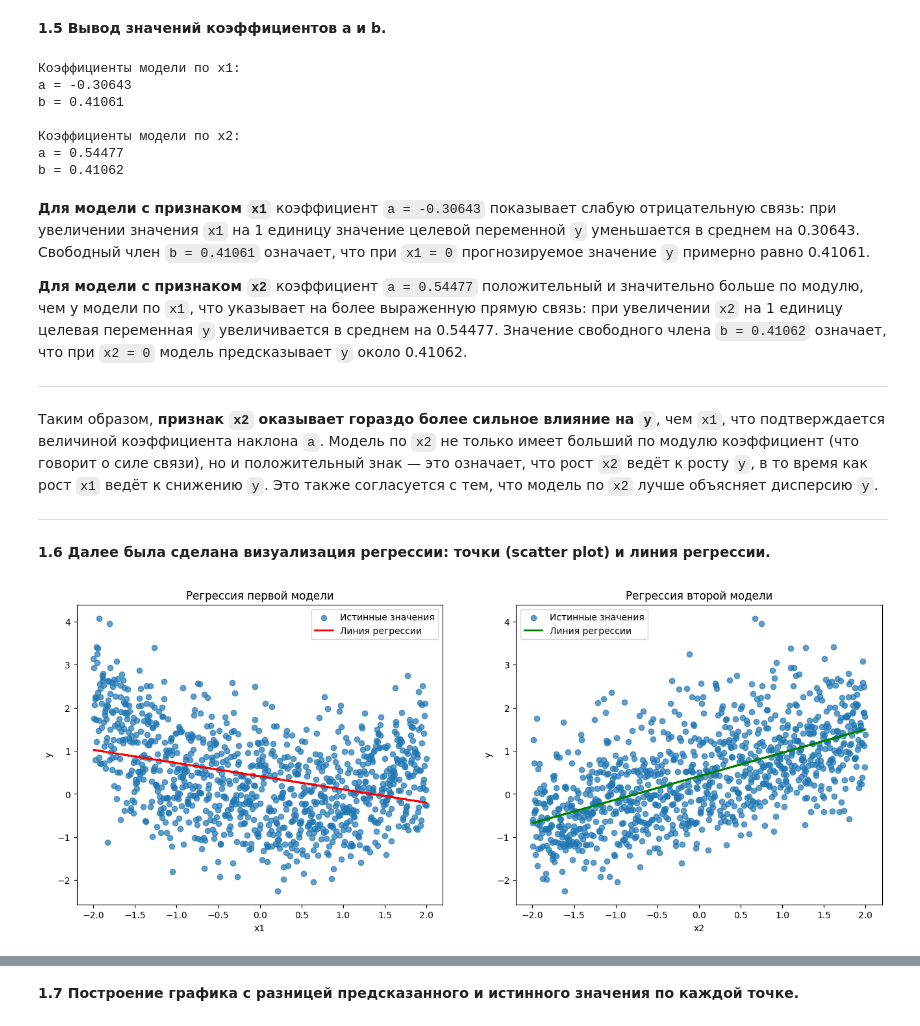
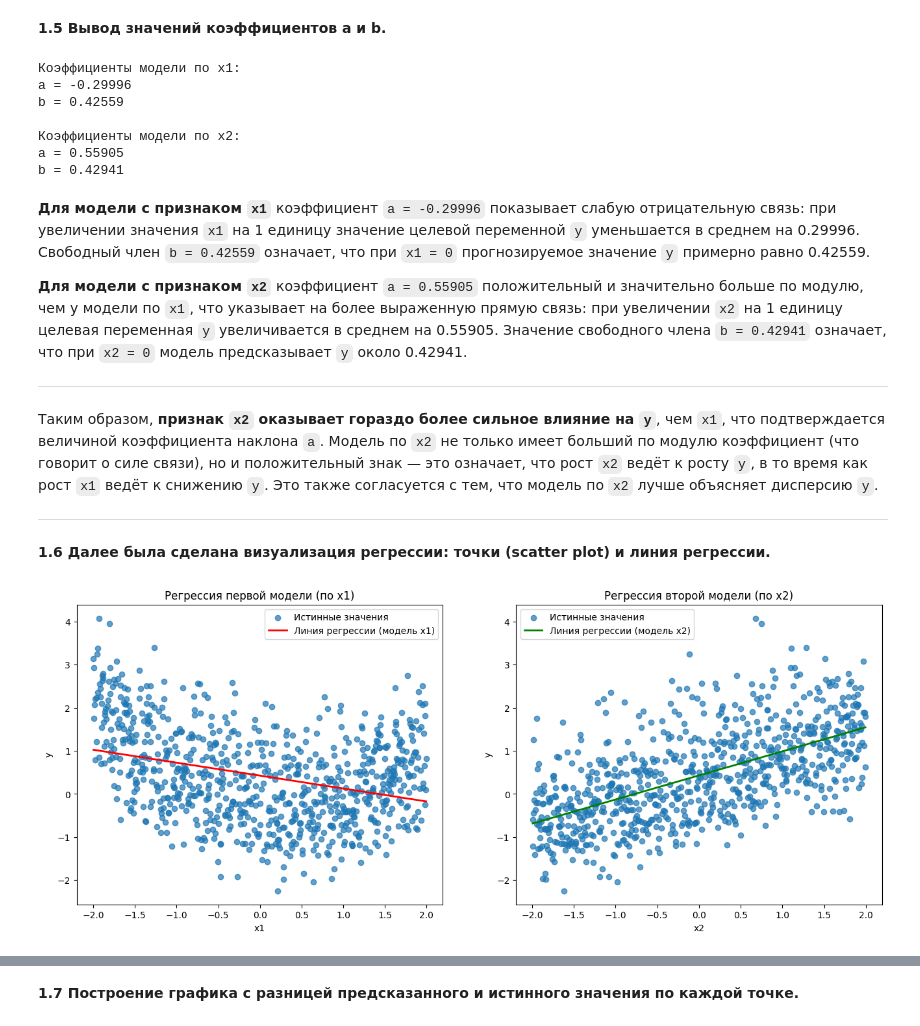
Before and after one commit to Coffeein0/data_analysis, a Jupyter notebook: LR3_Razveev_8.ipynb, the cells around one changed output, grey strips where cells are left out. Cells and saved outputs as stored; diff of their text form; code cells hidden in the pictures.

```diff
--- a/LR3_Razveev_8.ipynb
+++ b/LR3_Razveev_8.ipynb
@@ -31,18 +38,26 @@ df_var8 = pd.read_excel('regression.xlsx', sheet_name=7)
 # %%
-# Подготовка данных для первой модели
-x1 = df_var8[['x1']]
+# Подготовка данных
+X = df_var8[['x1', 'x2']]
 y = df_var8['y']
+
+# Разделение на обучающую (80%) и тестовую (20%) выборки
+X_train, X_test, y_train, y_test = train_test_split(X, y, test_size=0.20, random_state=42)
+
+# Подготовка данных для первой модели (по x1)
+x1_train = X_train[['x1']]
+x1_test = X_test[['x1']]
 
 # Создание и обучение первой модели
 model_x1 = LinearRegression()
-model_x1.fit(x1, y)
+model_x1.fit(x1_train, y_train)
 
-# Подготовка данных для второй модели
-x2 = df_var8[['x2']]
+# Подготовка данных для второй модели (по x2)
+x2_train = X_train[['x2']]
+x2_test = X_test[['x2']]
 
 # Создание и обучение второй модели
 model_x2 = LinearRegression()
-model_x2.fit(x2, y)
+model_x2.fit(x2_train, y_train)
 # %% [output]
 LinearRegression()
 # %% [markdown]
@@ -162,16 +190,16 @@ print("a =", round(model_x2.coef_[0], 5))
 print("b =", round(model_x2.intercept_, 5))
 # %% [output]
 Коэффициенты модели по x1:
-a = -0.30643
-b = 0.41061
+a = -0.29996
+b = 0.42559
 
 Коэффициенты модели по x2:
-a = 0.54477
-b = 0.41062
+a = 0.55905
+b = 0.42941
 # %% [markdown]
-**Для модели с признаком `x1`** коэффициент `a = -0.30643` показывает слабую отрицательную связь: при увеличении значения `x1` на 1 единицу значение целевой переменной `y` уменьшается в среднем на 0.30643. Свободный член `b = 0.41061` означает, что при `x1 = 0` прогнозируемое значение `y` примерно равно 0.41061.
+**Для модели с признаком `x1`** коэффициент `a = -0.29996` показывает слабую отрицательную связь: при увеличении значения `x1` на 1 единицу значение целевой переменной `y` уменьшается в среднем на 0.29996. Свободный член `b = 0.42559` означает, что при `x1 = 0` прогнозируемое значение `y` примерно равно 0.42559.
 
-**Для модели с признаком `x2`** коэффициент `a = 0.54477` положительный и значительно больше по модулю, чем у модели по `x1`, что указывает на более выраженную прямую связь: при увеличении `x2` на 1 единицу целевая переменная `y` увеличивается в среднем на 0.54477. Значение свободного члена `b = 0.41062` означает, что при `x2 = 0` модель предсказывает `y` около 0.41062.
+**Для модели с признаком `x2`** коэффициент `a = 0.55905` положительный и значительно больше по модулю, чем у модели по `x1`, что указывает на более выраженную прямую связь: при увеличении `x2` на 1 единицу целевая переменная `y` увеличивается в среднем на 0.55905. Значение свободного члена `b = 0.42941` означает, что при `x2 = 0` модель предсказывает `y` около 0.42941.
 
 ---
 
@@ -181,22 +209,31 @@ b = 0.41062
 # %% [markdown]
 **1.6 Далее была сделана визуализация регрессии: точки (scatter plot) и линия регрессии.**
 # %%
+# Для корректного отображения линии регрессии создаём точки по оси X
+x1_line = np.linspace(x1_train.min(), x1_train.max(), 200).reshape(-1, 1)
+x2_line = np.linspace(x2_train.min(), x2_train.max(), 200).reshape(-1, 1)
+
+y_line_x1 = model_x1.predict(x1_line)
+y_line_x2 = model_x2.predict(x2_line)
+
 fig, (ax1, ax2) = plt.subplots(1, 2, figsize=(16, 6))
 
-ax1.scatter(x1, y, label='Истинные значения', alpha=0.7)
-ax1.plot(x1, y_pred_x1, color='red', linewidth=2, label='Линия регрессии')
-ax1.set_title('Регрессия первой модели')
+# --- График 1: регрессия по x1 ---
+ax1.scatter(x1_train, y_train, label='Истинные значения', alpha=0.7)
+ax1.plot(x1_line, y_line_x1, color='red', linewidth=2, label='Линия регрессии (модель x1)')
+ax1.set_title('Регрессия первой модели (по x1)')
 ax1.set_xlabel('x1')
 ax1.set_ylabel('y')
 ax1.legend()
 
-ax2.scatter(x2, y, label='Истинные значения', alpha=0.7)
-ax2.plot(x2, y_pred_x2, color='green', linewidth=2, label='Линия регрессии')
-ax2.set_title('Регрессия второй модели')
+# --- График 2: регрессия по x2 ---
+ax2.scatter(x2_train, y_train, label='Истинные значения', alpha=0.7)
+ax2.plot(x2_line, y_line_x2, color='green', linewidth=2, label='Линия регрессии (модель x2)')
+ax2.set_title('Регрессия второй модели (по x2)')
 ax2.set_xlabel('x2')
 ax2.set_ylabel('y')
 ax2.legend()
 
 plt.show()
 # %% [output]
-[figure, old version]
+[figure, new version]
```
Also changed, not shown: parts of 18 cells of this notebook.
